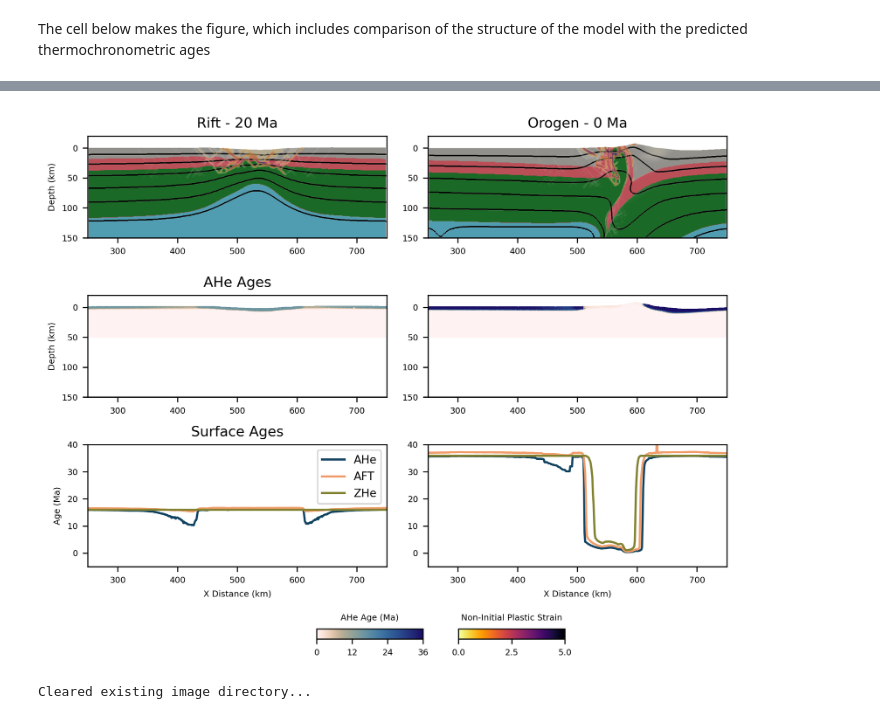
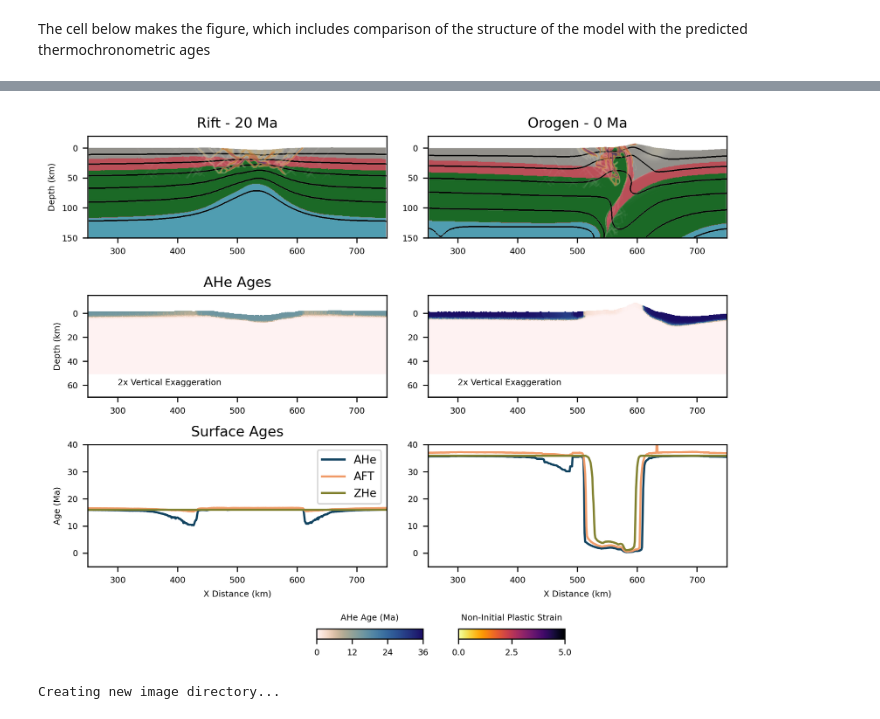
Before and after one commit to dyvasey/gdtchron, a Jupyter notebook: notebooks/figure_riftinversion.ipynb, the cells around one changed output, grey strips where cells are left out. Cells and saved outputs as stored; diff of their text form; code cells hidden in the pictures.

```diff
--- a/notebooks/figure_riftinversion.ipynb
+++ b/notebooks/figure_riftinversion.ipynb
@@ -67,6 +67,7 @@ lim_strain = [0, 5]
 lim_tchron = [0, 36]  # Ma
 
 bounds = [250, 750, -20, 150]  # km, X position and depth
+bounds_ahe = [250, 750, -15, 70]  # km, 2x vertical exaggeration
 # %% [markdown]
 The cell below makes the figure, which includes comparison of the structure of the model with the predicted thermochronometric ages
 # %%
@@ -123,11 +124,16 @@ gdt.plot_vtk_2d(mesh1, 'noninitial_plastic_strain', bounds=bounds, ax=axs[0],
 gdt.plot_vtk_2d(mesh2, 'noninitial_plastic_strain', bounds=bounds, ax=axs[1],
           cmap=cm_strain, opacity=opacity_strain, clim=lim_strain)
 
-gdt.plot_vtk_2d(mesh1_tchron, 'AHe', bounds=bounds, ax=axs[2],
-            cmap=opaque_cm, colorbar=False, clim=lim_tchron)
+gdt.plot_vtk_2d(mesh1_tchron, 'AHe', bounds=bounds_ahe, ax=axs[2],
+            cmap=opaque_cm, colorbar=False, clim=lim_tchron,
+               vertical_exaggeration=2)
 
-gdt.plot_vtk_2d(mesh2_tchron, 'AHe', bounds=bounds, ax=axs[3],
-            cmap=opaque_cm, colorbar=False, clim=lim_tchron)
+gdt.plot_vtk_2d(mesh2_tchron, 'AHe', bounds=bounds_ahe, ax=axs[3],
+            cmap=opaque_cm, colorbar=False, clim=lim_tchron,
+               vertical_exaggeration=2)
+
+axs[2].text(300, 60, '2x Vertical Exaggeration', fontsize=6)
+axs[3].text(300, 60, '2x Vertical Exaggeration', fontsize=6)
 
 x1 = np.round(mesh1_tchron.points[:, 0], 0)
 x2 = np.round(mesh2_tchron.points[:, 0], 0)
@@ -195,4 +201,4 @@ fig.savefig('riftvsinv.pdf', bbox_inches='tight')
-[figure, old version]
+[figure, new version]
 # %%
 # Create video - image creation
 warnings.filterwarnings("ignore", category=UserWarning)
@@ -248,8 +254,9 @@ for k, file in enumerate(tqdm(files)):
     gdt.plot_vtk_2d(mesh, 'noninitial_plastic_strain', bounds=bounds, ax=axs[0],
               cmap=cm_strain, opacity=opacity_strain, clim=lim_strain)
 
-    gdt.plot_vtk_2d(mesh_tchron, 'AHe', bounds=bounds, ax=axs[1],
-            cmap=opaque_cm, colorbar=False, clim=lim_tchron)
+    gdt.plot_vtk_2d(mesh_tchron, 'AHe', bounds=bounds_ahe, ax=axs[1],
+            cmap=opaque_cm, colorbar=False, clim=lim_tchron,
+                   vertical_exaggeration=2)
 
     x = np.round(mesh_tchron.points[:, 0], 0)
     AHe = mesh_tchron['AHe']
@@ -282,7 +289,7 @@ for k, file in enumerate(tqdm(files)):
     axs[2].set_ylim(40, -2)
     axs[2].set_title('Surface Ages', fontsize=10)
     axs[2].set_ylabel('Maximum Age (Ma)', fontsize=6)
-    axs[2].legend(fontsize=6)
+    axs[2].legend(fontsize=6, loc='lower left')
 
     for ax in axs:
         ax.tick_params(axis='both', which='major', labelsize=6)
@@ -293,7 +300,7 @@ for k, file in enumerate(tqdm(files)):
     fig.savefig(image_dir + time_file + '.jpg')
     plt.close()
 # %% [output]
-Cleared existing image directory...
+Creating new image directory...
 # %%
 # Make movie
 img_paths = [
```
Also changed, not shown: parts of 1 cell of this notebook, 8 other files.
